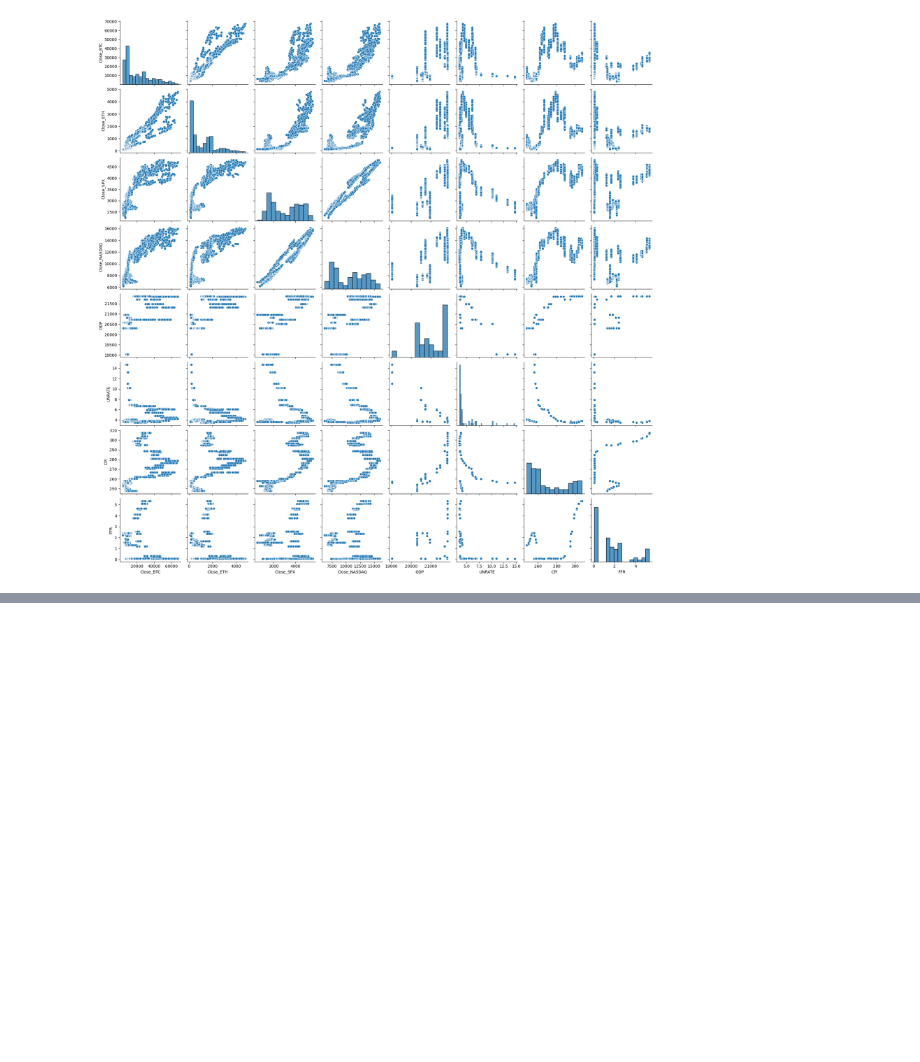
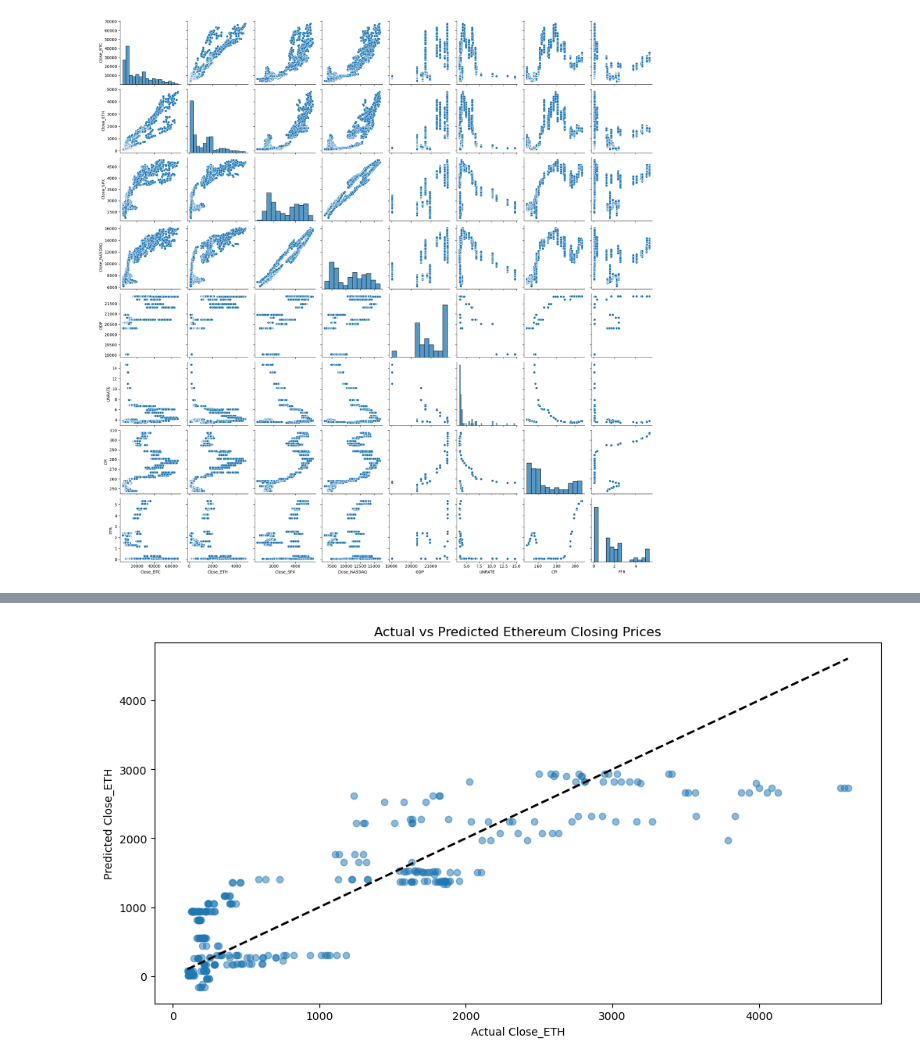
Before and after one commit to emilyheraty/cs216financeproject, a Jupyter notebook: proj.ipynb, the cells around one changed output, grey strips where cells are left out. Saved outputs shown, nothing was run; the diff lists cells and outputs as text; code cells hidden in the pictures; blank space fills up the shorter version.

```diff
--- a/proj.ipynb
+++ b/proj.ipynb
@@ -184,0 +316,10 @@ plt.show()
+# %%
+plt.figure(figsize=(12, 6))
+plt.scatter(y_test, y_pred, alpha=0.5)
+plt.xlabel('Actual Close_ETH')
+plt.ylabel('Predicted Close_ETH')
+plt.title('Actual vs Predicted Ethereum Closing Prices')
+plt.plot([y_test.min(), y_test.max()], [y_test.min(), y_test.max()], 'k--', lw=2)  # Diagonal line for reference
+plt.show()
+# %% [output]
+[figure, added]
```
Also changed, not shown: parts of 20 cells of this notebook, 1 other file.
